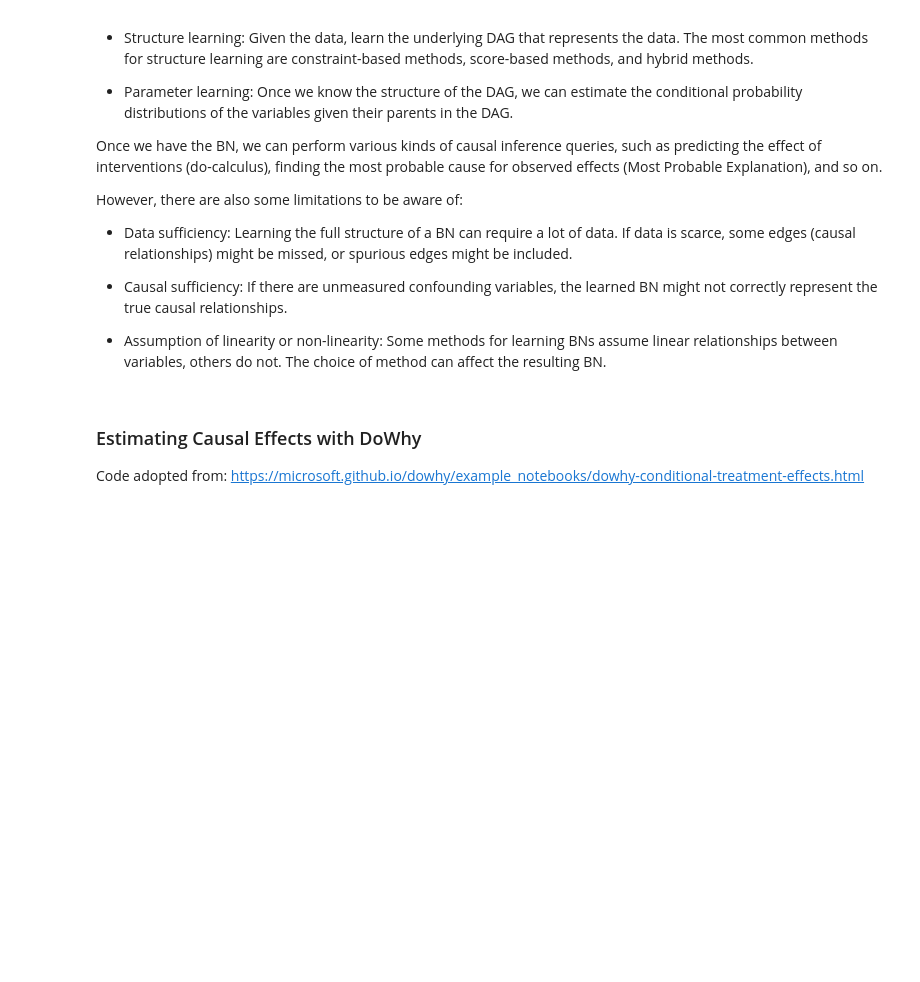
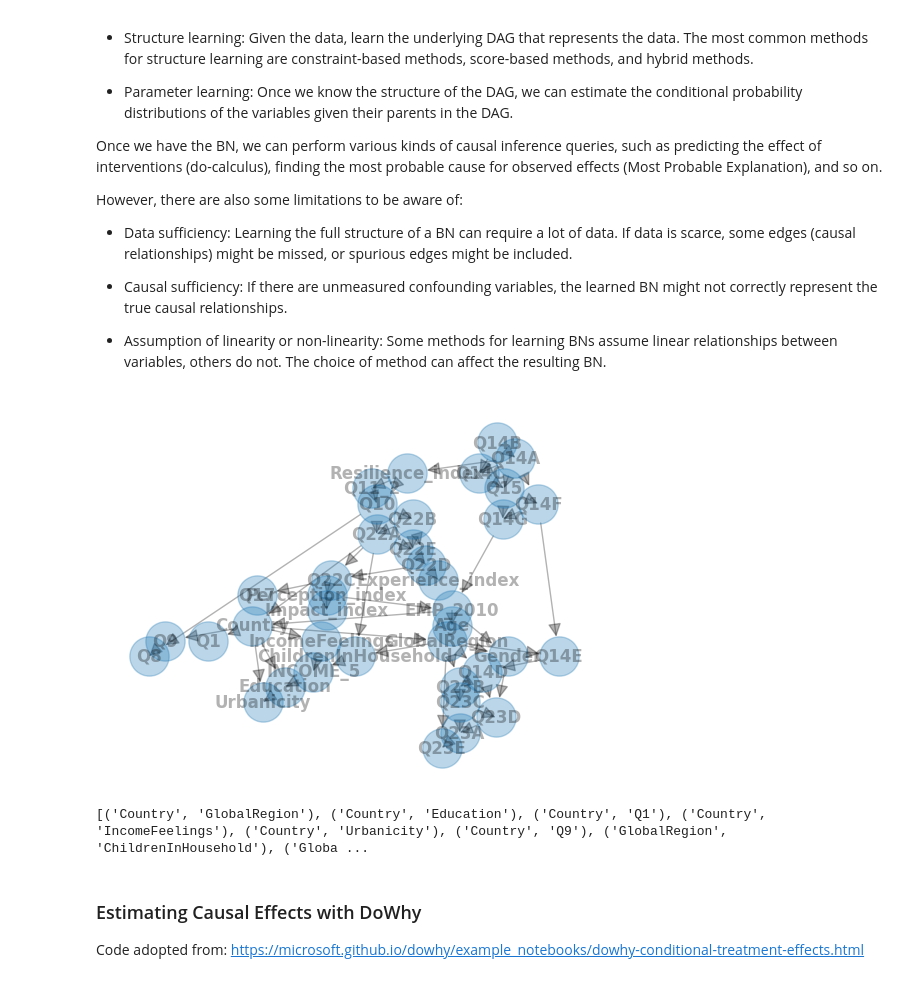
Before and after one commit to leminhkieu/Perception-experience-and-resilience-to-risks-a-global-analysis, a Jupyter notebook: Codes/Causal_discovery_inference.ipynb, the cells around one changed output. Saved outputs shown, nothing was run; the diff lists cells and outputs as text; code cells hidden in the pictures; blank space fills up the shorter version.

```diff
--- a/Codes/Causal_discovery_inference.ipynb
+++ b/Codes/Causal_discovery_inference.ipynb
@@ -158,3 +160,7 @@ df2.head(2)
+# %%
+#df2.drop(['Q11_1','Q11_2'])
+df2=df2.dropna(thresh=df2.shape[0]*0.3,how='all',axis=1)
+df2=df2.fillna(df2.mean())
 # %% [markdown]
 ## Step 2: Perform Causal Discovery using a Bayesian Network
 # %% [markdown]
@@ -180,17 +186,33 @@ However, there are also some limitations to be aware of:
 
 - Assumption of linearity or non-linearity: Some methods for learning BNs assume linear relationships between variables, others do not. The choice of method can affect the resulting BN.
 # %%
-# Structure learning
+import pygraphviz as pgv
+from networkx.drawing.nx_agraph import graphviz_layout
+
+# data is your DataFrame
 hc = HillClimbSearch(df2)
 bic = BicScore(df2)
-# Parameter learning
 best_model = hc.estimate(scoring_method=bic)
-# Draw graph
+
+# Create a new graph and add edges
 G = nx.DiGraph()
 G.add_edges_from(best_model.edges())
-pos = nx.layout.circular_layout(G)
-nx.draw(G, pos, with_labels=True, arrowsize=20, node_size=800, alpha=0.3, font_weight='bold')
+
+# Use pygraphviz to create the layout
+pos = graphviz_layout(G, prog='dot')
+
+# Draw the graph
+# Create a new figure and axis
+fig, ax = plt.subplots()
+
+nx.draw(G, pos, with_labels=True, arrowsize=20, node_size=800, alpha=0.3, font_weight='bold', ax=ax)
 plt.show()
+# %% [output]
+[figure, added]
+# %%
+print(best_model.edges())
+# %% [output]
+[('Country', 'GlobalRegion'), ('Country', 'Education'), ('Country', 'Q1'), ('Country', 'IncomeFeelings'), ('Country', 'Urbanicity'), ('Country', 'Q9'), ('GlobalRegion', 'ChildrenInHousehold'), ('Globa ...
 # %% [markdown]
 ### Estimating Causal Effects with DoWhy
 
```
Also changed, not shown: parts of 2 cells of this notebook.
